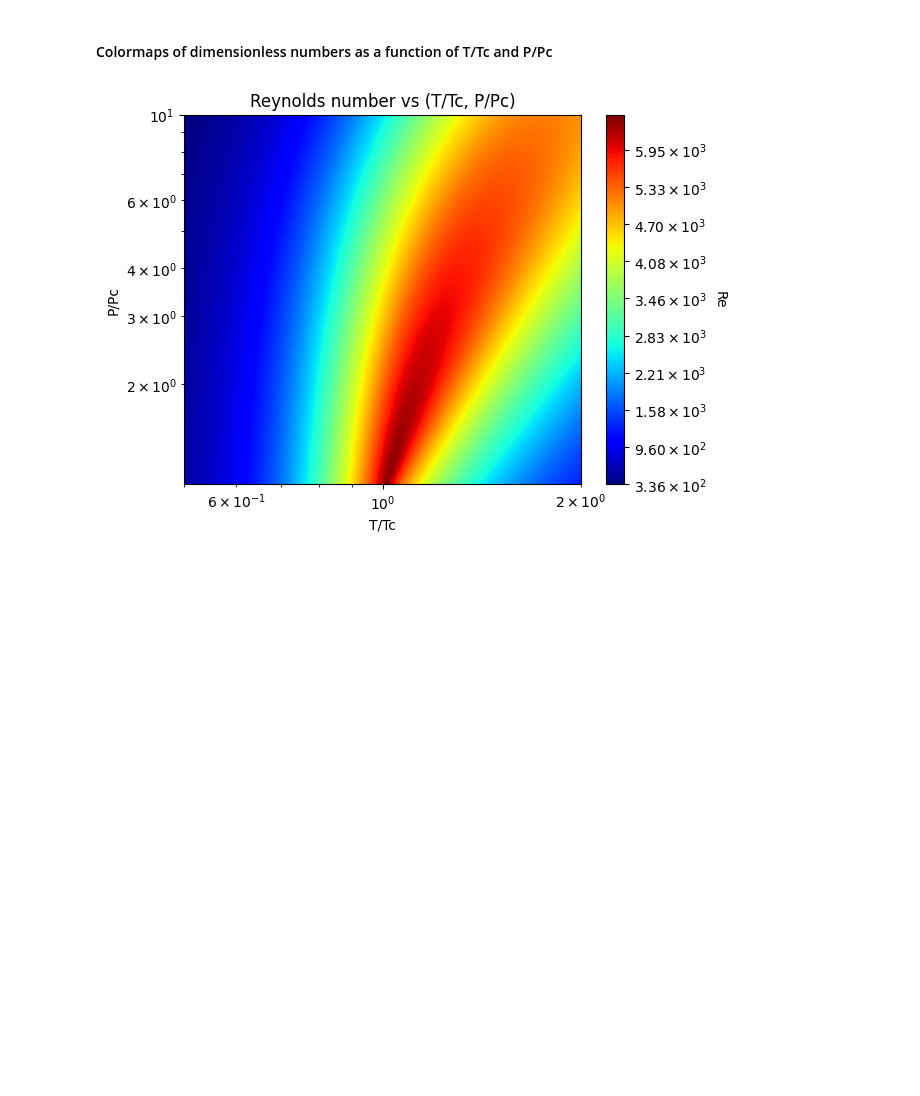
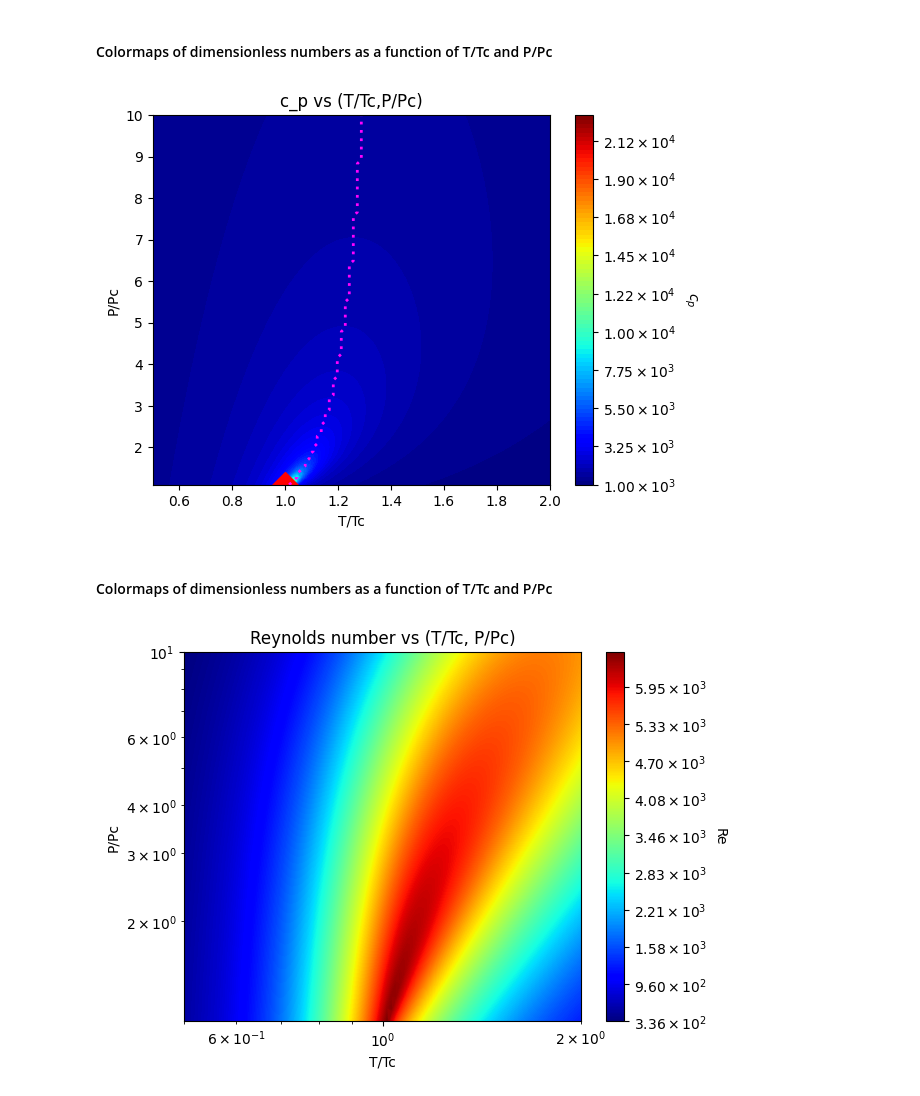
Before and after one commit to henri-avec-un-i/UPC_internship, a Jupyter notebook: caracterisation_of_turbulent_scales_dimensionless.ipynb, the cells around one changed output. Saved outputs shown, nothing was run; the diff lists cells and outputs as text; code cells hidden in the pictures; blank space fills up the shorter version.

```diff
--- a/caracterisation_of_turbulent_scales_dimensionless.ipynb
+++ b/caracterisation_of_turbulent_scales_dimensionless.ipynb
@@ -1962,6 +2035,12 @@ Same Re, Ec, Pr, Ma and Fr are coherent for STP
 ### Case results
 # %% [markdown]
 #### Colormaps of dimensionless numbers as a function of T/Tc and P/Pc
+# %%
+plot_c_p_array_PvsT(T_list_r, P_list_r, c_p_array, pseudo_boiling_temperature_values, pseudo_boiling_pressure_values, T_r_log_scale=False, P_r_log_scale=False, c_p_log_scale=False, colormap='jet', nbr_of_contours=100)
+# %% [output]
+[figure, added]
+# %% [markdown]
+#### Colormaps of dimensionless numbers as a function of T/Tc and P/Pc
 # %%
 plot_Re_PvsT(T_list_r, P_list_r, Re_array, T_r_log_scale=True, P_r_log_scale=True, Re_log_scale=False, colormap='jet', nbr_of_contours=1000)
 # %% [output]
```
Also changed, not shown: parts of 9 cells of this notebook.
